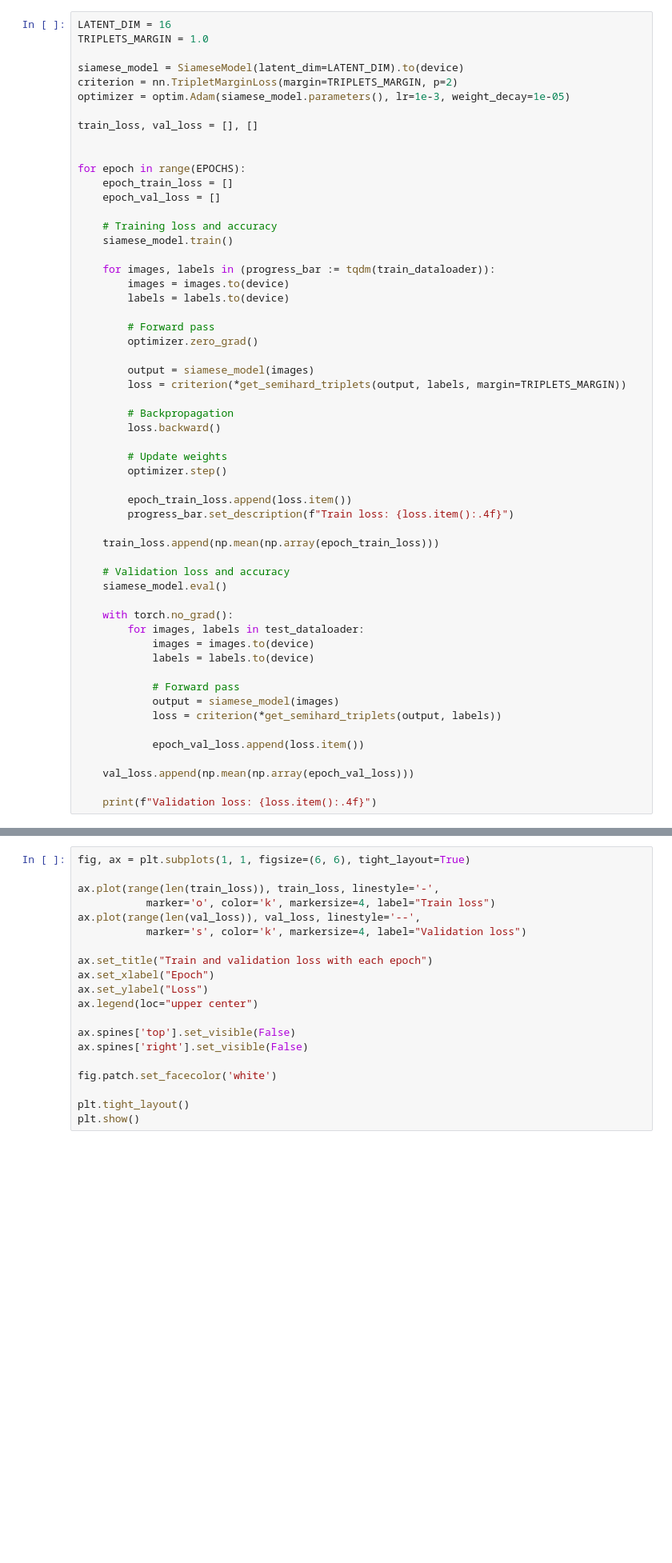
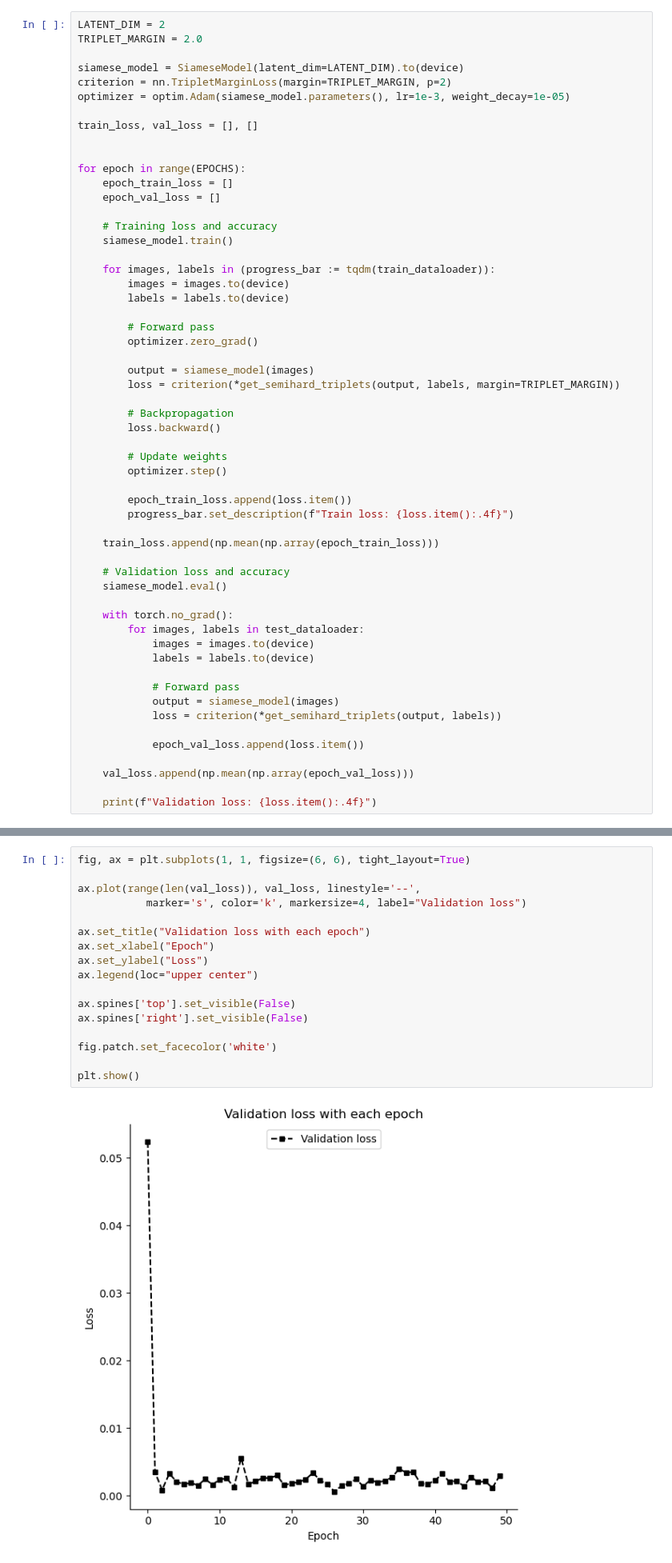
Before and after one commit to kaydotdev/stochastic-quantization, a Jupyter notebook: code/notebooks/simlearning.ipynb, the cells around one changed output, grey strips where cells are left out. Shown: that part at 80% size. Cells and saved outputs as stored; diff of their text form; blank space fills up the shorter version.

Commit message:
feat(notebooks): experiments with 2D latent space representations

```diff
--- a/code/notebooks/simlearning.ipynb
+++ b/code/notebooks/simlearning.ipynb
@@ -168,11 +168,11 @@ def get_semihard_triplets(embeddings, labels, margin=1.0):
 # %% [markdown]
 Building an instance of a siamese neural network and training it on a triplet loss
 # %%
-LATENT_DIM = 16
-TRIPLETS_MARGIN = 1.0
+LATENT_DIM = 2
+TRIPLET_MARGIN = 2.0
 
 siamese_model = SiameseModel(latent_dim=LATENT_DIM).to(device)
-criterion = nn.TripletMarginLoss(margin=TRIPLETS_MARGIN, p=2)
+criterion = nn.TripletMarginLoss(margin=TRIPLET_MARGIN, p=2)
 optimizer = optim.Adam(siamese_model.parameters(), lr=1e-3, weight_decay=1e-05)
 
 train_loss, val_loss = [], []
@@ -193,7 +193,7 @@ for epoch in range(EPOCHS):
         optimizer.zero_grad()
 
         output = siamese_model(images)
-        loss = criterion(*get_semihard_triplets(output, labels, margin=TRIPLETS_MARGIN))
+        loss = criterion(*get_semihard_triplets(output, labels, margin=TRIPLET_MARGIN))
 
         # Backpropagation
         loss.backward()
@@ -228,23 +242,22 @@ We compare train and validation losses to detect the overfitting of the model
 # %%
 fig, ax = plt.subplots(1, 1, figsize=(6, 6), tight_layout=True)
 
-ax.plot(range(len(train_loss)), train_loss, linestyle='-',
-           marker='o', color='k', markersize=4, label="Train loss")
 ax.plot(range(len(val_loss)), val_loss, linestyle='--',
            marker='s', color='k', markersize=4, label="Validation loss")
 
-ax.set_title("Train and validation loss with each epoch")
+ax.set_title("Validation loss with each epoch")
 ax.set_xlabel("Epoch")
 ax.set_ylabel("Loss")
 ax.legend(loc="upper center")
 
 ax.spines['top'].set_visible(False)
 ax.spines['right'].set_visible(False)
 
 fig.patch.set_facecolor('white')
 
-plt.tight_layout()
 plt.show()
+# %% [output]
+[figure, added]
 # %% [markdown]
 We convert all handwritten digits from the dataset to visualize their embeddings in the metric space
 # %%
```
Also changed, not shown: parts of 10 cells of this notebook, 2 other files.
